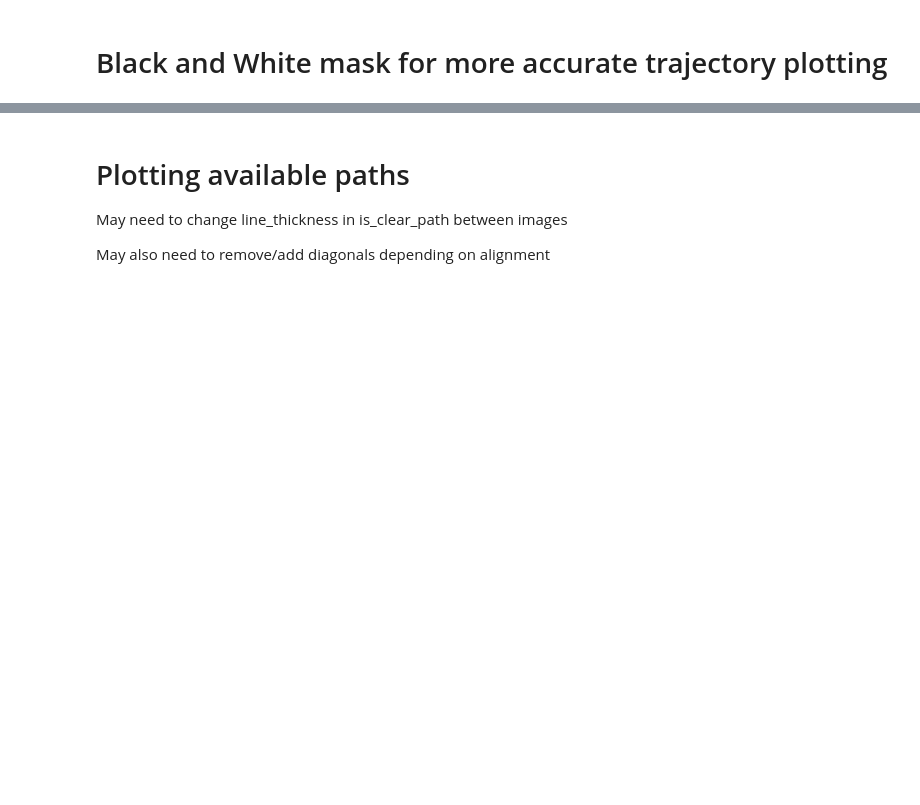
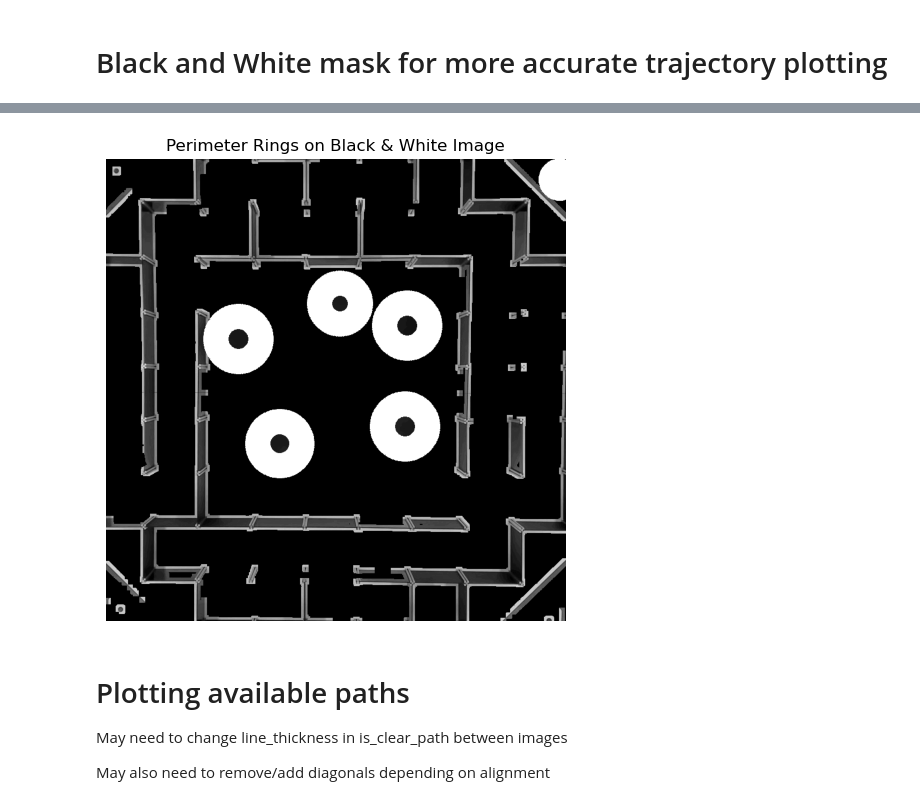
Before and after one commit to paul-fc101/Pentabots, a Jupyter notebook: 4.2_Path_Planning/Continuous_PP.ipynb, the cells around one changed output, grey strips where cells are left out. Saved outputs shown, nothing was run; the diff lists cells and outputs as text; code cells hidden in the pictures; blank space fills up the shorter version.

Commit message:
Changes for cylinder clearances

```diff
--- a/4.2_Path_Planning/Continuous_PP.ipynb
+++ b/4.2_Path_Planning/Continuous_PP.ipynb
@@ -92,3 +99,37 @@ plt.show()
+# %%
+# Detect circles (cylinders) in the black and white image
+gray = black_white_image.copy()
+if len(gray.shape) == 3:
+    gray = cv2.cvtColor(gray, cv2.COLOR_BGR2GRAY)
+
+# Find contours in the black and white image
+
+contours_info = cv2.findContours(black_white_image, cv2.RETR_EXTERNAL, cv2.CHAIN_APPROX_SIMPLE)
+contours = contours_info[-2]
+
+output_img = black_white_image.copy()  # Keep as single-channel (black and white)
+clearance = 5  # Adjust for your desired clearance
+
+for cnt in contours:
+    area = cv2.contourArea(cnt)
+    perimeter = cv2.arcLength(cnt, True)
+    if perimeter == 0:
+        continue
+    circularity = 4 * np.pi * (area / (perimeter * perimeter))
+    # Only consider contours that are sufficiently circular (e.g., circularity > 0.7)
+    if circularity > 0.82 and area > 1:  # area threshold to ignore noise
+        (x, y), radius = cv2.minEnclosingCircle(cnt)
+        center = (int(x), int(y))
+        radius = int(radius)
+        cv2.circle(output_img, center, radius + clearance, 255, 45)  # White ring (value 255)
+
+plt.figure(figsize=(10, 6))
+plt.imshow(output_img, cmap='gray')
+plt.axis('off')
+plt.title('Perimeter Rings on Black & White Image')
+plt.show()
+# %% [output]
+[figure, added]
 # %% [markdown]
 # Plotting available paths
 May need to change line_thickness in is_clear_path between images
```
Also changed, not shown: parts of 5 cells of this notebook, 5 other files.
